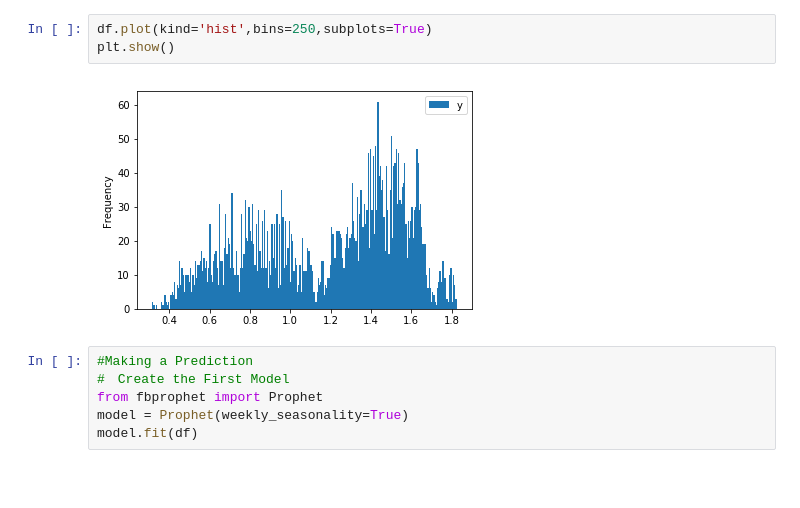
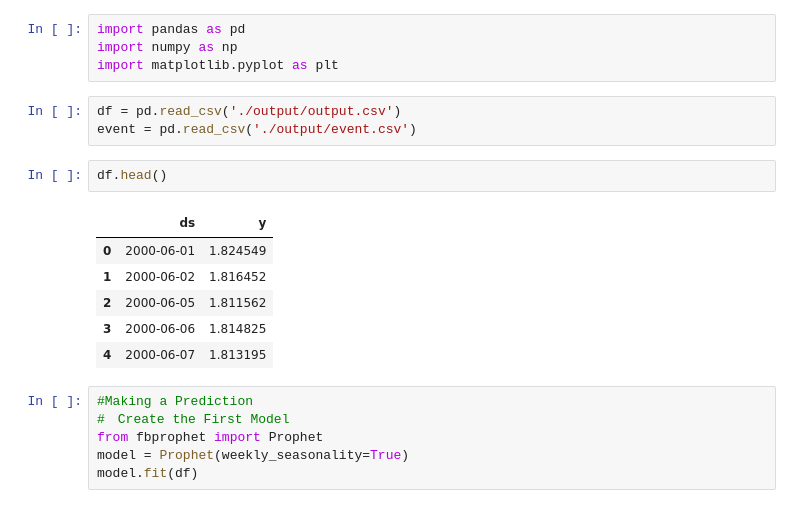
Before and after one commit to po9mhjrdb/ProphetTutorial, a Jupyter notebook: ProphetTutorial.ipynb, the cells around one changed output. Saved outputs shown, nothing was run; the diff lists cells and outputs as text; blank space fills up the shorter version.

```diff
--- a/ProphetTutorial.ipynb
+++ b/ProphetTutorial.ipynb
@@ -1,8 +1,19 @@
-# %%
-df.plot(kind='hist',bins=250,subplots=True)
-plt.show()
-# %% [output]
-[figure, removed]
+# %%
+import pandas as pd
+import numpy as np
+import matplotlib.pyplot as plt
+# %%
+df = pd.read_csv('./output/output.csv')
+event = pd.read_csv('./output/event.csv')
+# %%
+df.head()
+# %% [output]
+|  | ds | y |
+| 0 | 2000-06-01 | 1.824549 |
+| 1 | 2000-06-02 | 1.816452 |
+| 2 | 2000-06-05 | 1.811562 |
+| 3 | 2000-06-06 | 1.814825 |
+| 4 | 2000-06-07 | 1.813195 |
 # %%
 #Making a Prediction
 #　Create the First Model
```
Also changed, not shown: parts of 7 cells of this notebook, 2 other files.
